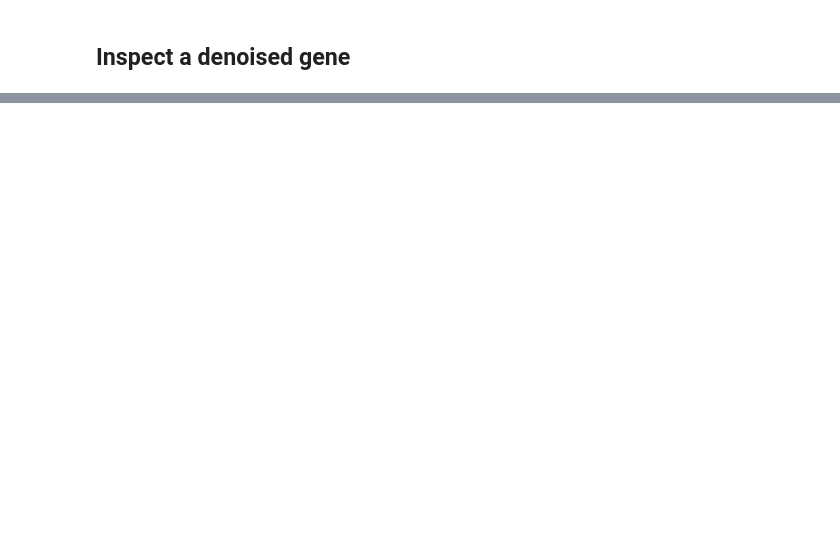
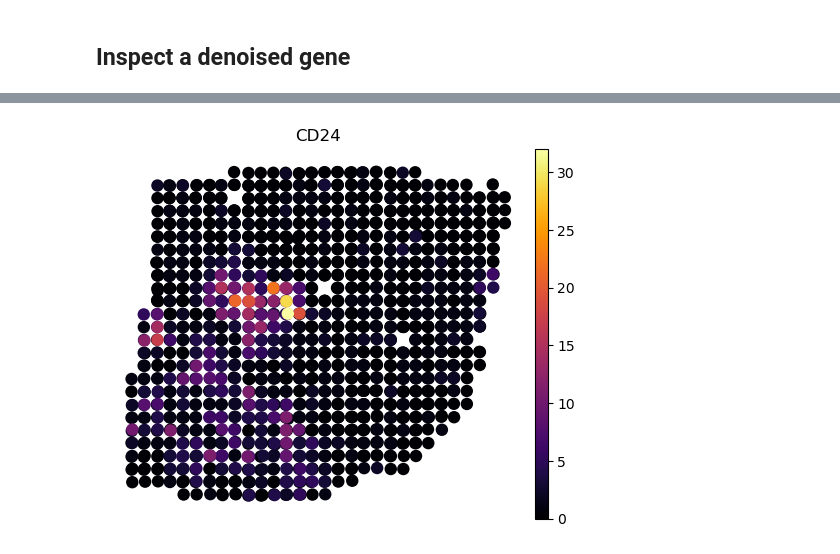
Before and after one commit to xy-geng/SpaDiff, a Jupyter notebook: docs/source/tutorial/03_BreastCancer/3-breastcancer.ipynb, the cells around one changed output, grey strips where cells are left out. Drawn from its saved outputs; the diff is of its cells as text; code cells hidden in the pictures; blank space fills up the shorter version.

```diff
--- a/docs/source/tutorial/03_BreastCancer/3-breastcancer.ipynb
+++ b/docs/source/tutorial/03_BreastCancer/3-breastcancer.ipynb
@@ -38,7 +38,6 @@ K_INTRA = 5
 K_INTER = 2
 N_NEIGHBORS = 6
 TOPOLOGY_MODE = "slice_aware"
-training_epochs = 500
 
 MAX_ORDER = 2
 SIMPLEX_ORDERS = (
@@ -47,16 +46,12 @@ SIMPLEX_ORDERS = (
 )
 DSM_WEIGHTING = "variance"
 
-DSM_LOSS_WEIGHT = 1.0
-BATCH_LOSS_WEIGHT = 0.5
-BATCH_POSTERIOR_SCALE = 1.0
 PRIOR_KL_LOSS_WEIGHT = 0.0
 
-DATA_ROOT = Path("/path/to/BreastCancer")
+DATA_ROOT = Path("E:/gxy_2/final/0_data/case3/")
 print("DATA_ROOT =", DATA_ROOT)
 
 set_seed(SEED)
 torch.backends.cudnn.deterministic = True
 device = torch.device("cuda:0" if torch.cuda.is_available() else "cpu")
 print("device =", device)
-print(f"loss weights: DSM={DSM_LOSS_WEIGHT}, batch={BATCH_LOSS_WEIGHT}, prior_KL={PRIOR_KL_LOSS_WEIGHT}")
@@ -71,6 +69,7 @@ for sample in SLICE_ORDER:
 
     sc.pp.normalize_total(current, target_sum=1e4)
     sc.pp.log1p(current)
+    current.layers["log1p"] = current.X.copy()
     current, _ = spatial_reconstruction(current, alpha=1.0, n_neighbors=N_NEIGHBORS)
     # sc.pp.scale(current, max_value=10)
 
@@ -111,9 +123,6 @@ print("operator nnz by order:", {order: operator._nnz() for order, operator in o
 config = sd.SpaDiffConfig(
     data_dim=features.shape[1],
     condition_input_dim=features.shape[1],
-    hidden_dim=128,
-    topology_hidden_dim=64,
-    topology_dim=64,
     score_depth=4,
     dropout=0.2,
     topology_projection_dropout=0.1,
@@ -123,12 +132,7 @@ config = sd.SpaDiffConfig(
     propagation_steps=5,
     propagation_alpha=0.4,
     num_batches=len(SLICE_ORDER),
-    num_modalities=1,
-    num_scales=1000,
     dsm_weighting=DSM_WEIGHTING,
-    dsm_weight=DSM_LOSS_WEIGHT,
-    batch_alignment_weight=BATCH_LOSS_WEIGHT,
-    batch_posterior_weight=BATCH_POSTERIOR_SCALE,
     prior_kl_weight=PRIOR_KL_LOSS_WEIGHT,
     batch_balanced_loss=True,
 )
@@ -141,7 +145,6 @@ adata = model.fit_transform(
     batch_key="batch_name",
     batch_order=SLICE_ORDER,
     reference_batch=REFERENCE_BATCH,
-    epochs=training_epochs,
     progress=True,
     ode_steps=250,
 )
@@ -164,18 +168,2 @@ print("denoised layer:", adata.layers["spadiff_denoised"].shape)
 # %% [markdown]
 ## Spatial domains
-# %%
-adata = adjust_louvain_resolution(
-    adata,
-    target_n_clusters=N_CLUSTERS,
-    use_rep="X_spadiff",
-    key_added="louvain",
-    n_neighbors=15,
-    random_state=SEED,
-    resolution_bounds=(0.01, 5.0),
-    tolerance=0,
-    max_iterations=25,
-    verbose=True,
-)
-search = adata.uns["louvain_resolution_search"]
-print("selected resolution =", search["selected_resolution"])
-print("selected clusters =", search["selected_n_clusters"])
@@ -232,0 +235,13 @@ sc.pl.spatial(
+# %%
+genes = "CD24"
+sc.pl.spatial(
+    adata,
+    color=genes,
+    layer='counts',
+    spot_size=280,
+    color_map='inferno',
+    legend_loc=None,
+    frameon=False,
+)
+# %% [output]
+[figure, added]
```
Also changed, not shown: parts of 10 cells of this notebook, 5 other files.
